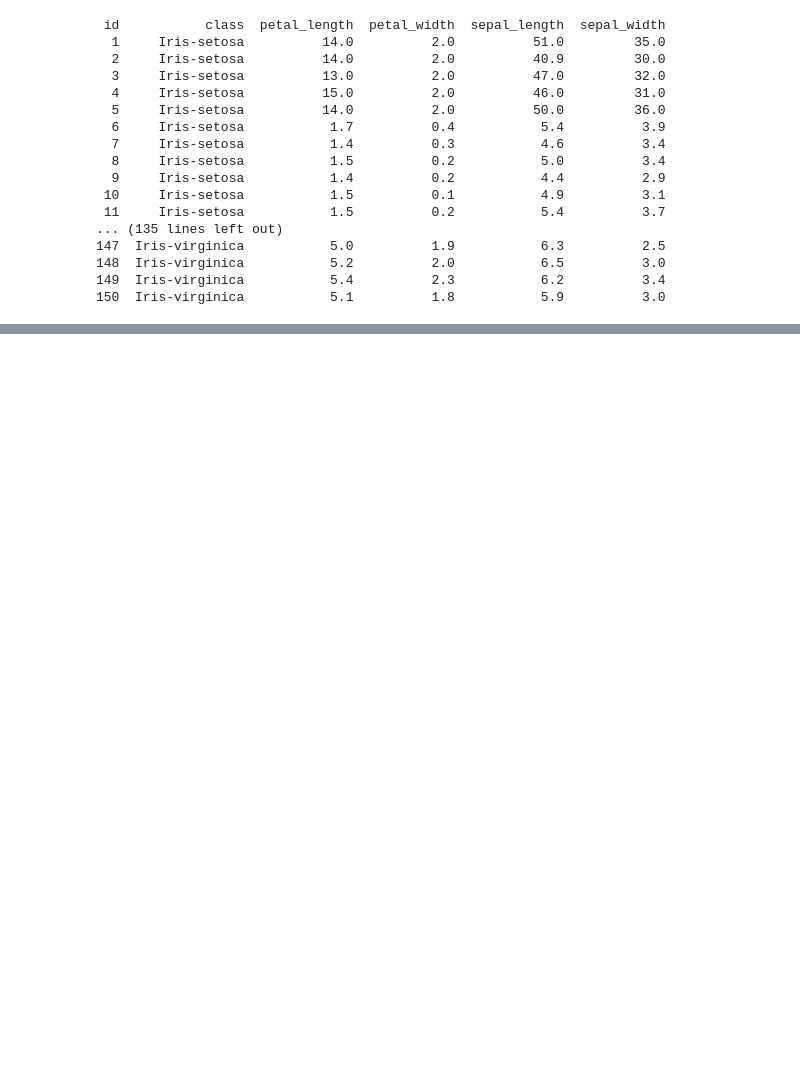
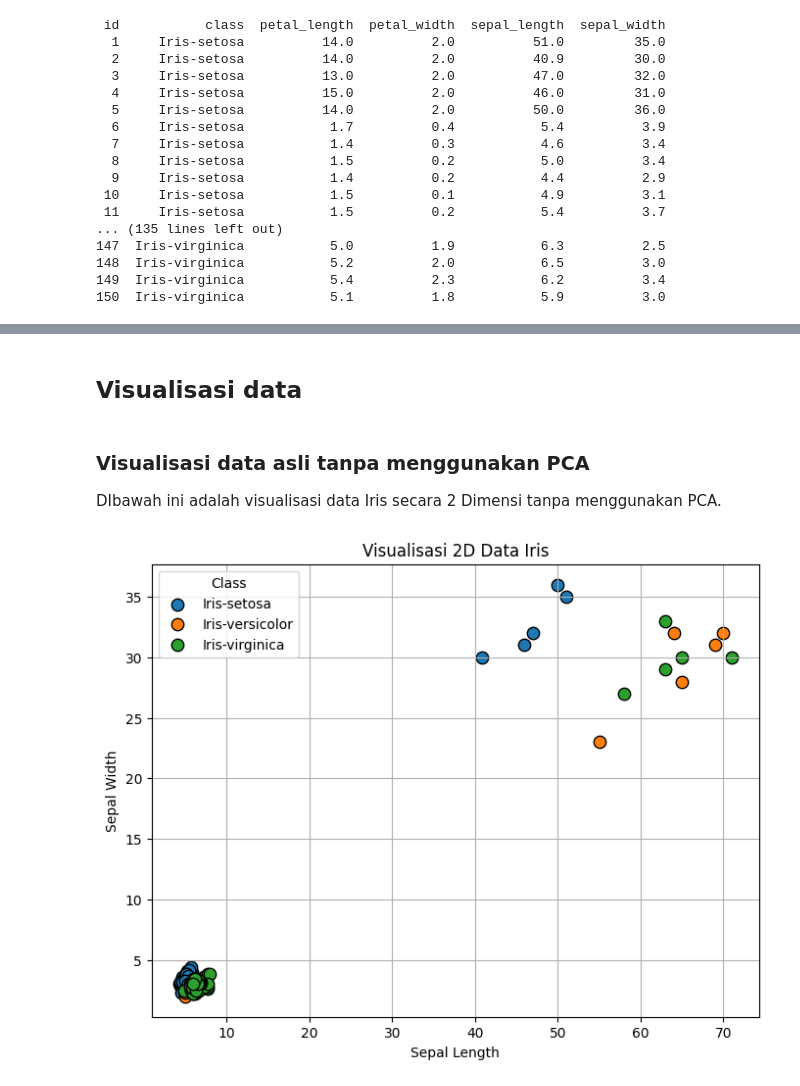
Before and after one commit to bilqizarahma/PENDATA, a Jupyter notebook: _sources/K_Means.ipynb, the cells around one changed output, grey strips where cells are left out. Cells and saved outputs as stored; diff of their text form; code cells hidden in the pictures; blank space fills up the shorter version.

```diff
--- a/_sources/K_Means.ipynb
+++ b/_sources/K_Means.ipynb
@@ -461,0 +215,24 @@ Silhouette Score untuk 4 klaster: 0.904
+# %% [markdown]
+## Visualisasi data
+# %% [markdown]
+### Visualisasi data asli tanpa menggunakan PCA
+
+DIbawah ini adalah visualisasi data Iris secara 2 Dimensi tanpa menggunakan PCA.
+# %%
+# Ubah kolom 'class' menjadi kategori jika belum
+df_merged['class'] = df_merged['class'].astype('category')
+
+# Plot 2D scatter plot
+plt.figure(figsize=(8, 6))
+for label in df_merged['class'].cat.categories:
+    subset = df_merged[df_merged['class'] == label]
+    plt.scatter(subset['sepal_length'], subset['sepal_width'], label=label, s=80, edgecolors='k')
+
+plt.title("Visualisasi 2D Data Iris")
+plt.xlabel("Sepal Length")
+plt.ylabel("Sepal Width")
+plt.legend(title='Class')
+plt.grid(True)
+plt.show()
+# %% [output]
+[figure, added]
```
Also changed, not shown: parts of 47 cells of this notebook, 12 other files.
